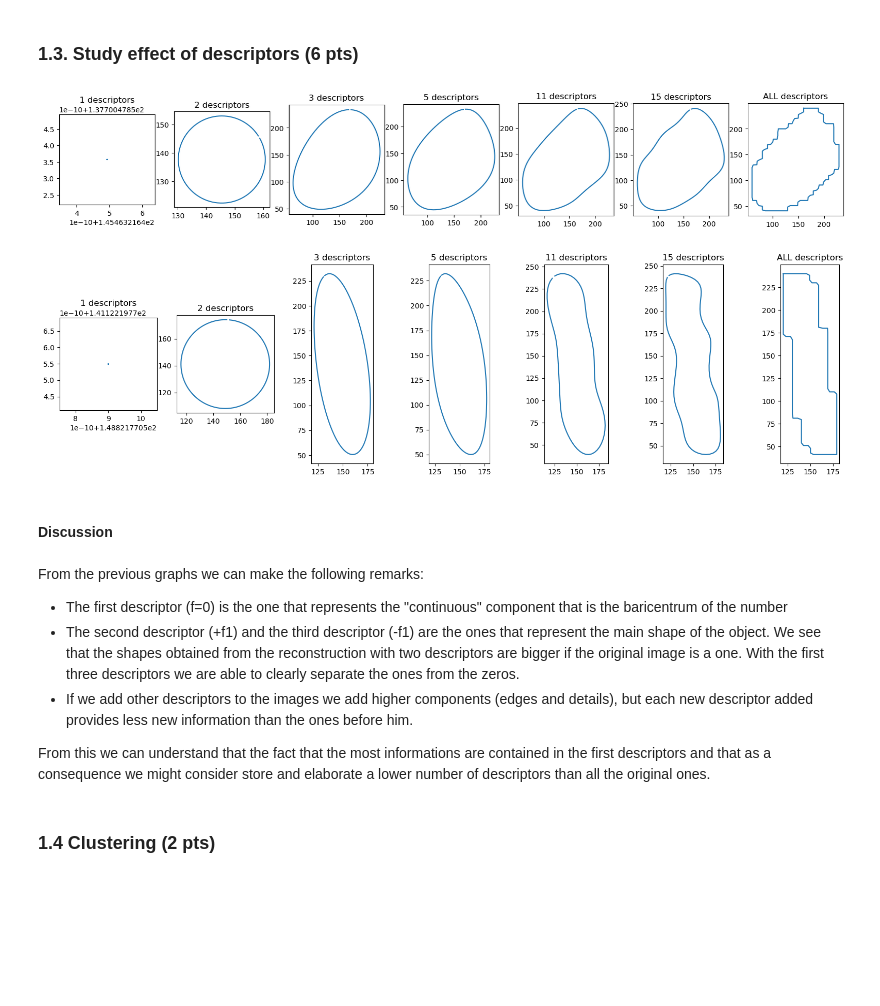
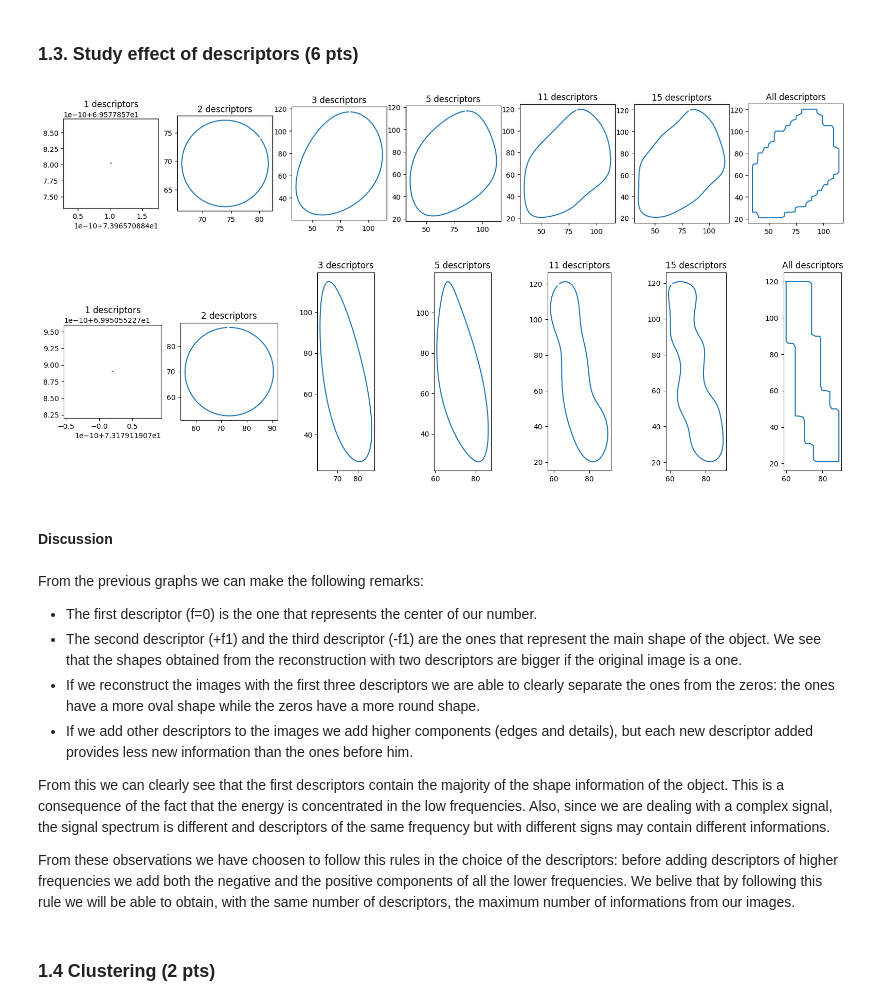
Before and after one commit to alessandrodalbesio/EPFL-image-analysis-and-pattern-recognition, a Jupyter notebook: lab_02_object_description.ipynb, the cells around one changed output. Drawn from its saved outputs; the diff is of its cells as text; code cells hidden in the pictures; blank space fills up the shorter version.

```diff
--- a/lab_02_object_description.ipynb
+++ b/lab_02_object_description.ipynb
@@ -145,22 +145,17 @@ ones_processed = []
 
 # Preprocess images
 for i in range(len(zeros_im)):
-    img = unsharp_mask(zeros_im[i], radius=50, amount=1.5) # Sharpen image
-    img = cv2.resize(img, (0,0), fx=10, fy=10, interpolation=cv2.INTER_NEAREST) # Increase resolution to have better results
-    img = img > threshold_otsu(img) # Binarize image
-    img = np.ndarray.astype(img, np.uint8) # Convert to uint8
-    img[img == True] = 255 # Convert True to 255
-    img[img == False] = 0 # Convert False to 0
+    img = unsharp_mask(zeros_im[i], radius=1, amount=1.5) # Sharpen image
+    img = cv2.resize(img, (0,0), fx=5, fy=5, interpolation=cv2.INTER_NEAREST) # Increase resolution to have better results
+    img = np.ndarray.astype(img > threshold_otsu(img), np.uint8) # Binarize image
     zeros_processed.append(img) # Add image to the list
 
 for i in range(len(ones_im)):
-    img = unsharp_mask(ones_im[i], radius=50, amount=1.5) # Sharpen image
-    img = cv2.resize(img, (0,0), fx=10, fy=10, interpolation=cv2.INTER_NEAREST) # Increase resolution to have better results
+    img = unsharp_mask(ones_im[i], radius=1, amount=1.5) # Sharpen image
+    img = cv2.resize(img, (0,0), fx=5, fy=5, interpolation=cv2.INTER_NEAREST) # Increase resolution to have better results
     img = img > threshold_otsu(img) # Binarize image
-    img = remove_small_objects(img, min_size=750) # Remove small objects
+    img = remove_small_objects(img, min_size=250) # Remove small objects
     img = np.ndarray.astype(img, np.uint8) # Convert to uint8
-    img[img == True] = 255 # Convert True to 255
-    img[img == False] = 0 # Convert False to 0
     ones_processed.append(img) # Add image to the list
 
 # Plot zeros
@@ -306,45 +301,48 @@ one_reconstructed = []
 for size in descr_set_sizes:
     # Reduce the number of descriptors based on the set size
     oneDescriptorsReduced = oneDescriptors.copy()
     if size != 1:
         oneDescriptorsReduced[size//2 +size % 2 :-size//2] = 0
     else:
         oneDescriptorsReduced[1:] = 0
 
     # Apply inverse Fourier transform
     one_reconstructed.append(ifft(oneDescriptorsReduced))
 one_reconstructed.append(ifft(oneDescriptors))
 
-descr_set_sizes.append('ALL')
+descr_set_sizes.append('All')
 
 # Plot the results
 fig, axes = plt.subplots(1, len(descr_set_sizes), figsize=(20, 5))
 for ax, im, nm in zip(axes, zero_reconstructed,descr_set_sizes):
     im = convertComplexToPixel(im)
     ax.plot(im[:,0], im[:,1])
     ax.set_aspect('equal')
     ax.set_title(f"{nm} descriptors")
 plt.show()
 
 fig, axes = plt.subplots(1, len(descr_set_sizes), figsize=(20, 5))
 for ax, im, nm in zip(axes, one_reconstructed, descr_set_sizes):
     im = convertComplexToPixel(im)
     ax.plot(im[:,0], im[:,1])
     ax.set_aspect('equal')
     ax.set_title(f"{nm} descriptors")
 plt.show()
 # %% [output]
-[figure, old version]
+[figure, new version]
-[figure, old version]
+[figure, new version]
 # %% [markdown]
 #### Discussion
 # %% [markdown]
 From the previous graphs we can make the following remarks:
-- The first descriptor (f=0) is the one that represents the "continuous" component that is the baricentrum of the number
-- The second descriptor (+f1) and the third descriptor (-f1) are the ones that represent the main shape of the object. We see that the shapes obtained from the reconstruction with two descriptors are bigger if the original image is a one. With the first three descriptors we are able to clearly separate the ones from the zeros.
+- The first descriptor (f=0) is the one that represents the center of our number.
+- The second descriptor (+f1) and the third descriptor (-f1) are the ones that represent the main shape of the object. We see that the shapes obtained from the reconstruction with two descriptors are bigger if the original image is a one.
+- If we reconstruct the images with the first three descriptors we are able to clearly separate the ones from the zeros: the ones have a more oval shape while the zeros have a more round shape.
 - If we add other descriptors to the images we add higher components (edges and details), but each new descriptor added provides less new information than the ones before him.
 
-From this we can understand that the fact that the most informations are contained in the first descriptors and that as a consequence we might consider store and elaborate a lower number of descriptors than all the original ones.
+From this we can clearly see that the first descriptors contain the majority of the shape information of the object. This is a consequence of the fact that the energy is concentrated in the low frequencies. Also, since we are dealing with a complex signal, the signal spectrum is different and descriptors of the same frequency but with different signs may contain different informations.
+
+From these observations we have choosen to follow this rules in the choice of the descriptors: before adding descriptors of higher frequencies we add both the negative and the positive components of all the lower frequencies. We belive that by following this rule we will be able to obtain, with the same number of descriptors, the maximum number of informations from our images.
 # %% [markdown]
 ### 1.4 Clustering (2 pts)
 # %%
```
Also changed, not shown: parts of 12 cells of this notebook.
